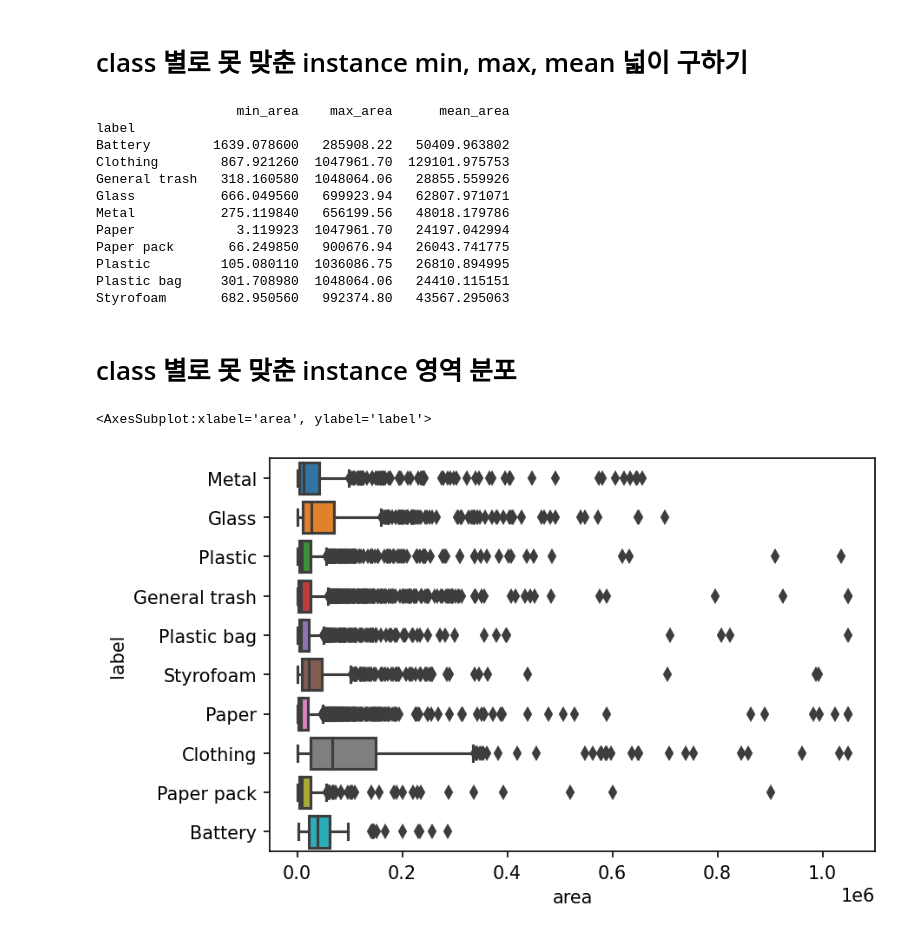
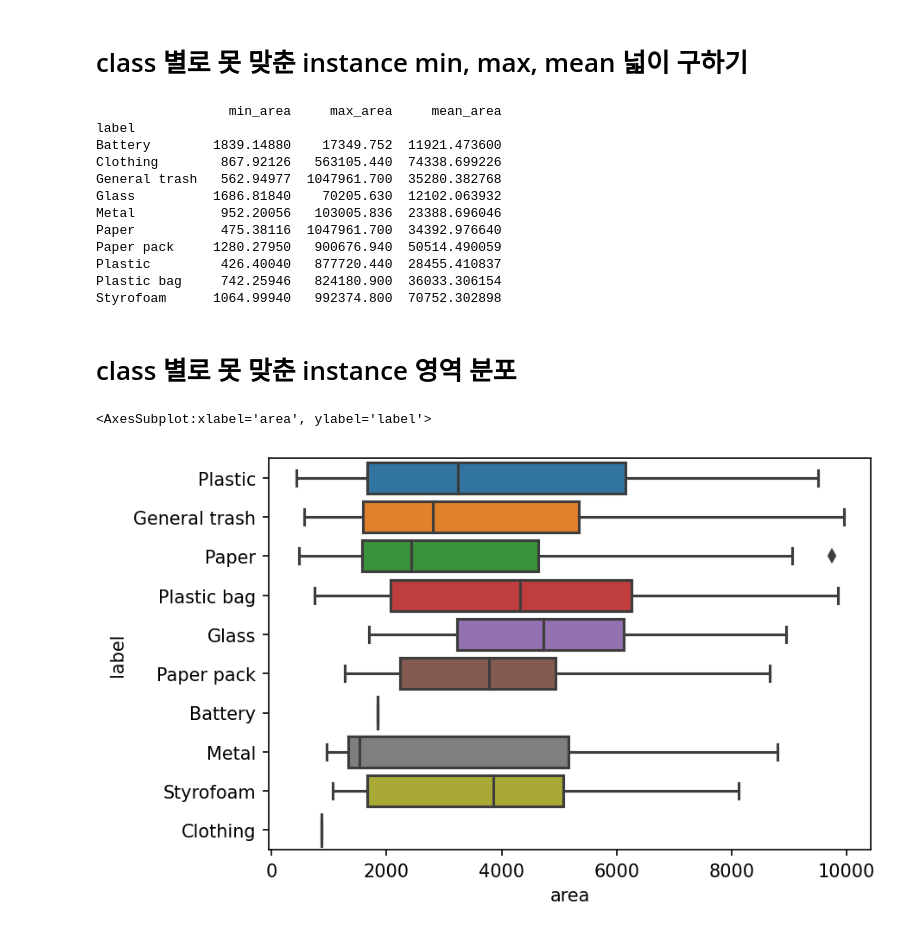
Before and after one commit to j8n17/Object-Detection-for-Separating-Waste-Collection, a Jupyter notebook: analysis.ipynb, the cells around one changed output. Saved outputs shown, nothing was run; the diff lists cells and outputs as text; code cells hidden in the pictures.

```diff
--- a/analysis.ipynb
+++ b/analysis.ipynb
@@ -180,7 +207,7 @@ interactive(children=(IntSlider(value=0, description='img_idx', max=4882), Float
 # %% [markdown]
 # 틀린 ground truth 통계치 구하기
 # %%
-result_df_path = '/opt/ml/detection/baseline/mmdetection/work_dirs/test/wrong_bbox.csv'
+result_df_path = '/opt/ml/detection/baseline/mmdetection/work_dirs/swin_retinanet/wrong_bbox.csv'
 result_df = pd.read_csv(result_df_path)
 
 result_df['label'] = result_df['label'].apply(lambda x : classes[x])
@@ -209,23 +236,26 @@ area_df['max_area']=max_area_per_class
 area_df['mean_area']=mean_aera_per_class
 print(area_df)
 # %% [output]
-                  min_area    max_area      mean_area
+                 min_area     max_area     mean_area
 label
-Battery        1639.078600   285908.22   50409.963802
-Clothing        867.921260  1047961.70  129101.975753
-General trash   318.160580  1048064.06   28855.559926
-Glass           666.049560   699923.94   62807.971071
-Metal           275.119840   656199.56   48018.179786
-Paper             3.119923  1047961.70   24197.042994
-Paper pack       66.249850   900676.94   26043.741775
-Plastic         105.080110  1036086.75   26810.894995
-Plastic bag     301.708980  1048064.06   24410.115151
-Styrofoam       682.950560   992374.80   43567.295063
+Battery        1839.14880    17349.752  11921.473600
+Clothing        867.92126   563105.440  74338.699226
+General trash   562.94977  1047961.700  35280.382768
+Glass          1686.81840    70205.630  12102.063932
+Metal           952.20056   103005.836  23388.696046
+Paper           475.38116  1047961.700  34392.976640
+Paper pack     1280.27950   900676.940  50514.490059
+Plastic         426.40040   877720.440  28455.410837
+Plastic bag     742.25946   824180.900  36033.306154
+Styrofoam      1064.99940   992374.800  70752.302898
 # %% [markdown]
 # class 별로 못 맞춘 instance 영역 분포
 # %%
+threshold = 10000
+cut_result_df =  result_df[result_df['area']<threshold]
 fig, ax = plt.subplots(1, 1, dpi = 150)
-sns.boxplot(data=result_df, x='area', y='label', dodge=True, ax=ax)
+sns.boxplot(data=cut_result_df, x='area', y='label', dodge=True, ax=ax)
+# 최대값을 0.1로 짜르자
 # %% [output]
 <AxesSubplot:xlabel='area', ylabel='label'>
-[figure, old version]
+[figure, new version]
```
Also changed, not shown: parts of 5 cells of this notebook.
